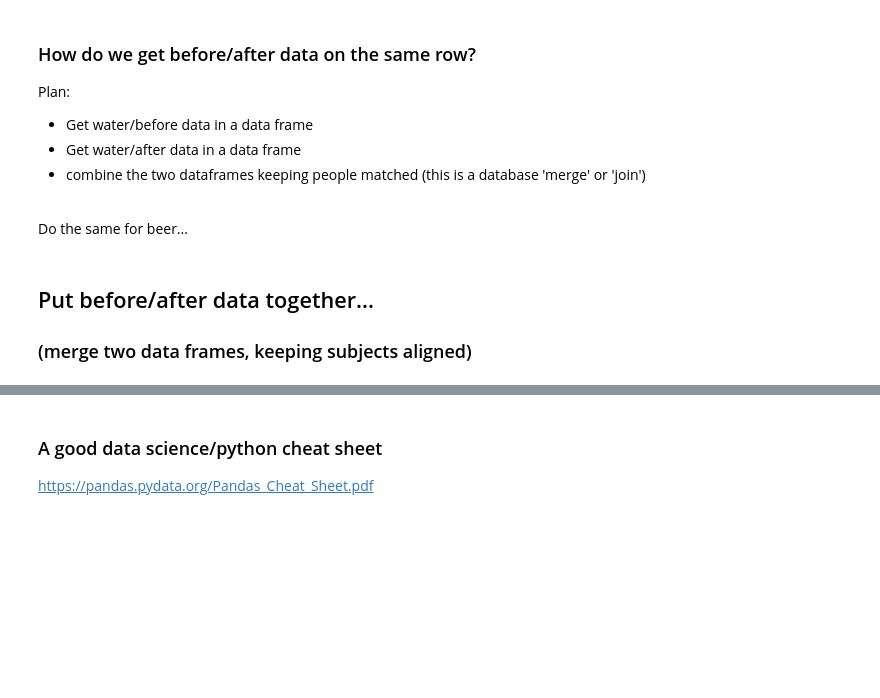
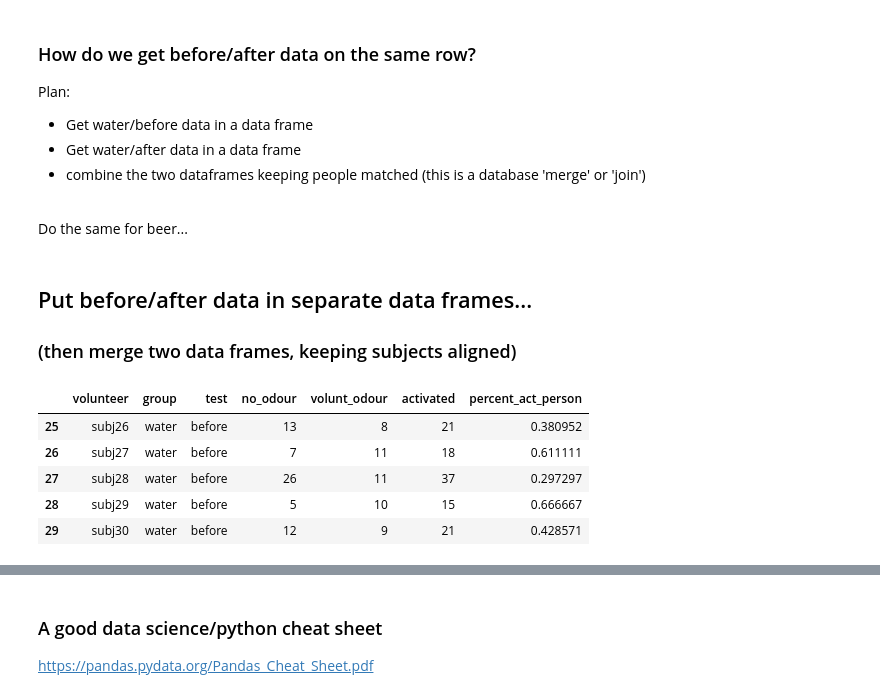
Before and after one commit to olsonac/data_science_for_brain_and_behaviour_26-27, a Jupyter notebook: Lectures/wk7_2_permutation_tests2/permutation_tests.ipynb, the cells around one changed output, grey strips where cells are left out. Cells and saved outputs as stored; diff of their text form; code cells hidden in the pictures; blank space fills up the shorter version.

```diff
--- a/Lectures/wk7_2_permutation_tests2/permutation_tests.ipynb
+++ b/Lectures/wk7_2_permutation_tests2/permutation_tests.ipynb
@@ -228,6 +272,18 @@ Plan:
 
 Do the same for beer...
 # %% [markdown]
-## Put before/after data together...
+## Put before/after data in separate data frames...
 
-### (merge two data frames, keeping subjects aligned)
+### (then merge two data frames, keeping subjects aligned)
+# %%
+water_before_filter = (new_moz_data["group"] == "water") & \
+                      (new_moz_data["test"] == "before")
+before_water_data = new_moz_data[water_before_filter]
+before_water_data.head()
+# %% [output]
+|  | volunteer | group | test | no_odour | volunt_odour | activated | percent_act_person |
+| 25 | subj26 | water | before | 13 | 8 | 21 | 0.380952 |
+| 26 | subj27 | water | before | 7 | 11 | 18 | 0.611111 |
+| 27 | subj28 | water | before | 26 | 11 | 37 | 0.297297 |
+| 28 | subj29 | water | before | 5 | 10 | 15 | 0.666667 |
+| 29 | subj30 | water | before | 12 | 9 | 21 | 0.428571 |
```
Also changed, not shown: parts of 36 cells of this notebook, 19 other files.
